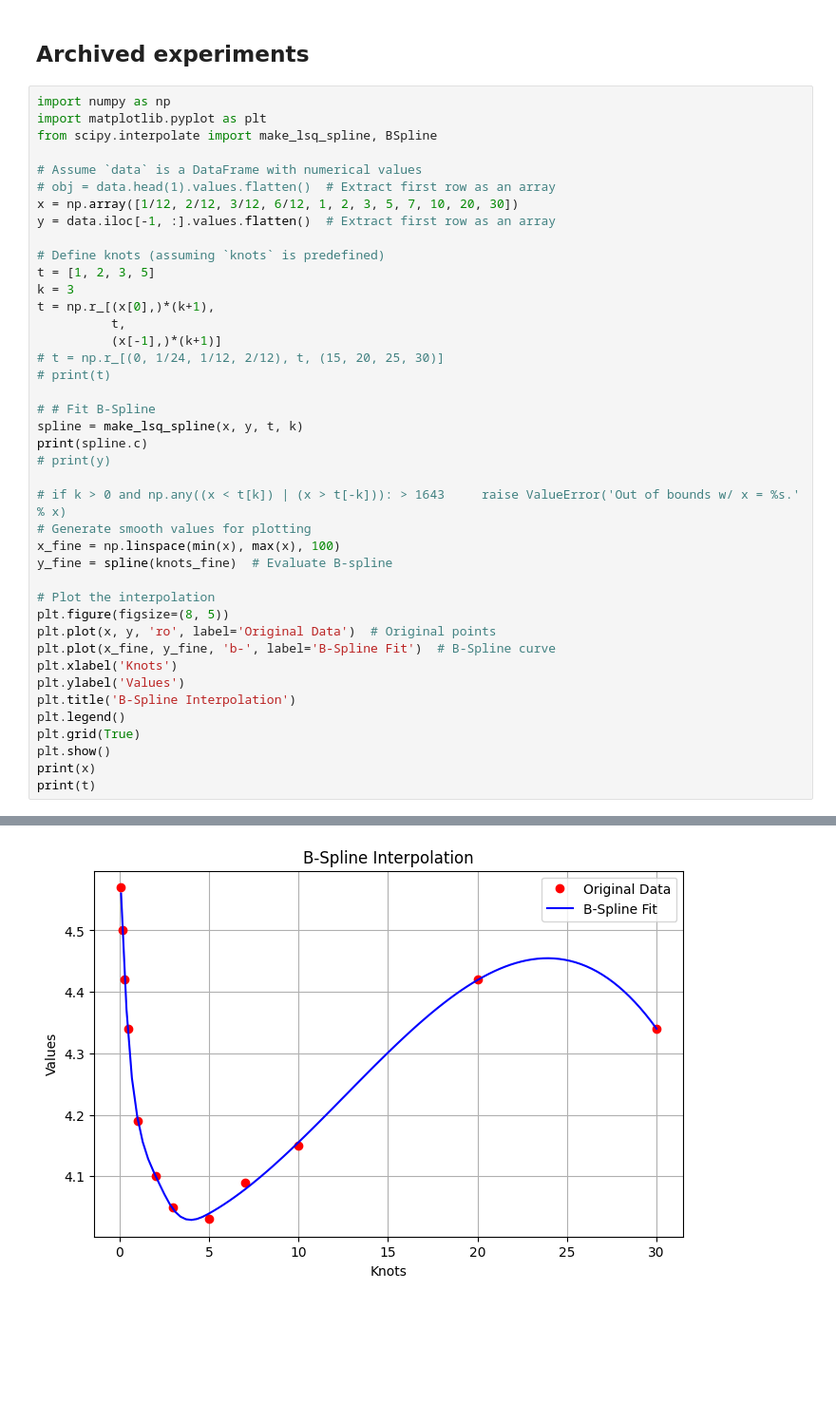
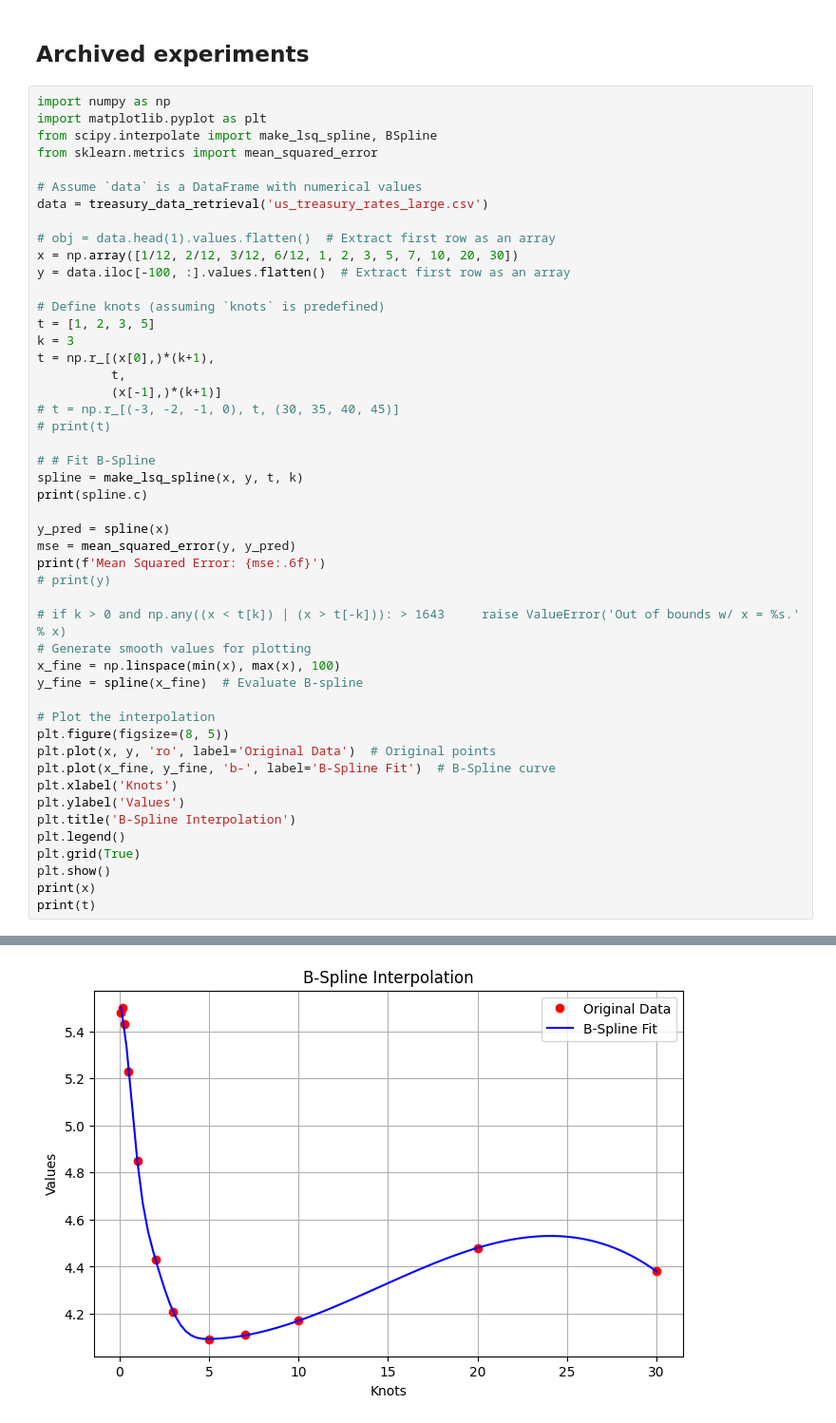
Before and after one commit to QuanPham19/functional-kan, a Jupyter notebook: phase_2/pytorch/func2func.ipynb, the cells around one changed output, grey strips where cells are left out. Shown at 95% size. Cells and saved outputs as stored; diff of their text form; blank space fills up the shorter version.

```diff
--- a/phase_2/pytorch/func2func.ipynb
+++ b/phase_2/pytorch/func2func.ipynb
@@ -249,11 +251,14 @@ DataFrames have been saved to dfs_20_steps_ahead.pkl
 import numpy as np
 import matplotlib.pyplot as plt
 from scipy.interpolate import make_lsq_spline, BSpline
+from sklearn.metrics import mean_squared_error
 
 # Assume `data` is a DataFrame with numerical values
+data = treasury_data_retrieval('us_treasury_rates_large.csv')
+
 # obj = data.head(1).values.flatten()  # Extract first row as an array
 x = np.array([1/12, 2/12, 3/12, 6/12, 1, 2, 3, 5, 7, 10, 20, 30])
-y = data.iloc[-1, :].values.flatten()  # Extract first row as an array
+y = data.iloc[-100, :].values.flatten()  # Extract first row as an array
 
 # Define knots (assuming `knots` is predefined)
 t = [1, 2, 3, 5]
@@ -261,18 +266,22 @@ k = 3
 t = np.r_[(x[0],)*(k+1),
           t,
           (x[-1],)*(k+1)]
-# t = np.r_[(0, 1/24, 1/12, 2/12), t, (15, 20, 25, 30)]
+# t = np.r_[(-3, -2, -1, 0), t, (30, 35, 40, 45)]
 # print(t)
 
 # # Fit B-Spline
 spline = make_lsq_spline(x, y, t, k)
 print(spline.c)
+
+y_pred = spline(x)
+mse = mean_squared_error(y, y_pred)
+print(f'Mean Squared Error: {mse:.6f}')
 # print(y)
 
 # if k > 0 and np.any((x < t[k]) | (x > t[-k])): > 1643     raise ValueError('Out of bounds w/ x = %s.' % x)
 # Generate smooth values for plotting
 x_fine = np.linspace(min(x), max(x), 100)
-y_fine = spline(knots_fine)  # Evaluate B-spline
+y_fine = spline(x_fine)  # Evaluate B-spline
 
 # Plot the interpolation
 plt.figure(figsize=(8, 5))
@@ -292,4 +302,4 @@ print(t)
-[figure, old version]
+[figure, new version]
 [ 0.08333333  0.16666667  0.25        0.5         1.          2.
   3.          5.          7.         10.         20.         30.        ]
 [ 0.08333333  0.08333333  0.08333333  0.08333333  1.          2.
```
Also changed, not shown: parts of 7 cells of this notebook, 3 other files.
